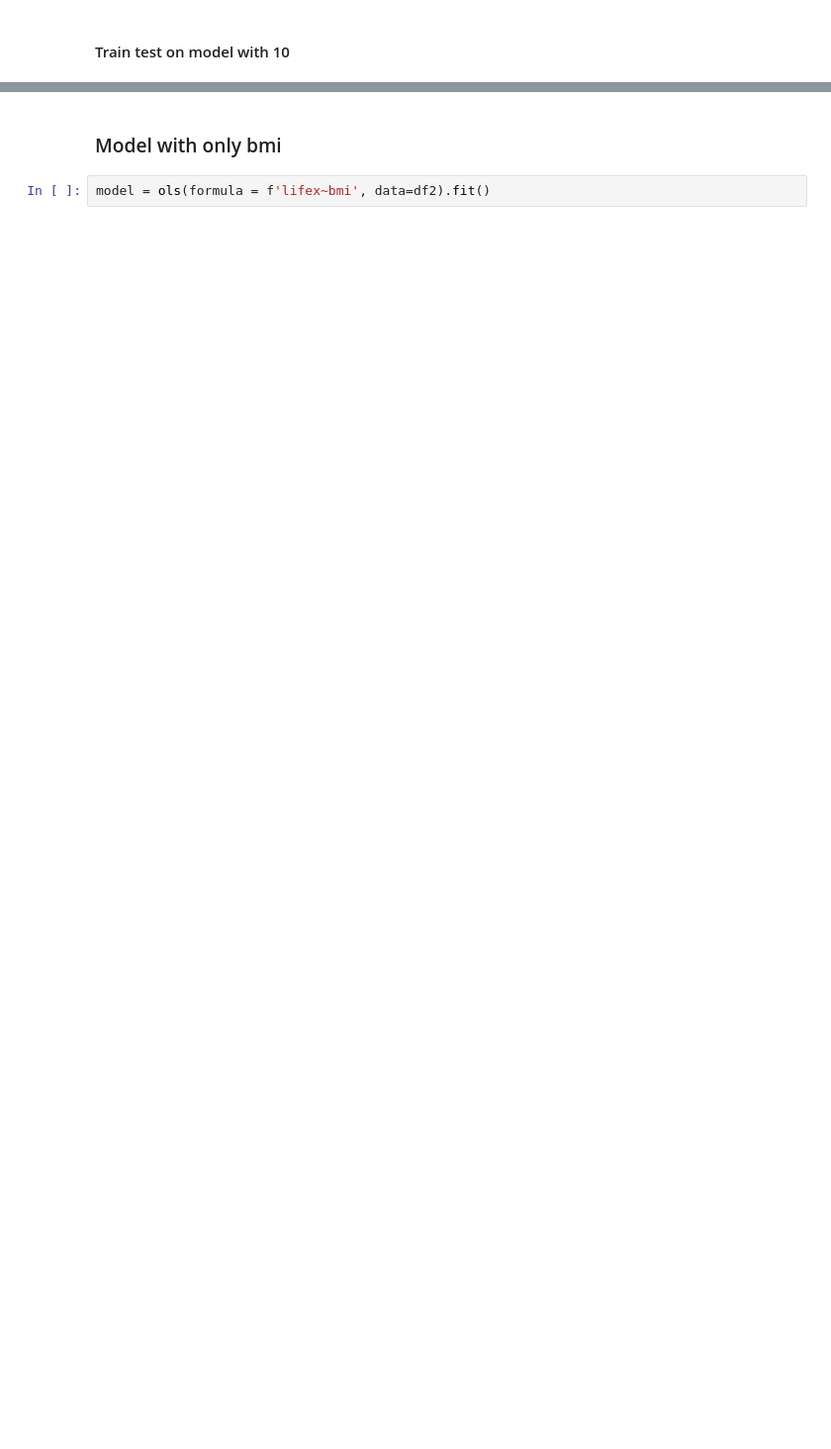
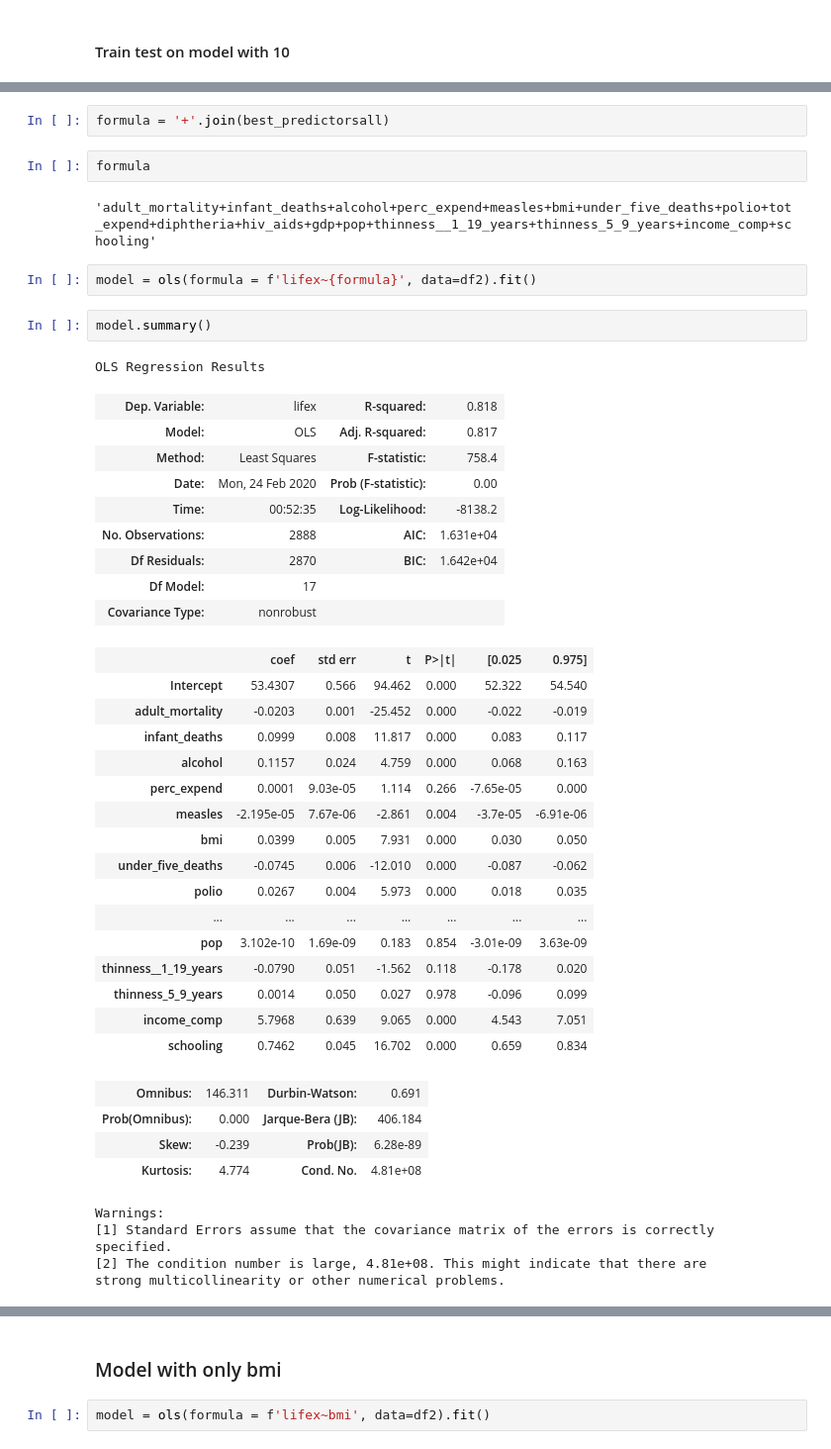
Before and after one commit to bphall/life_expectancy_modeling, a Jupyter notebook: sal_bray_model.ipynb, the cells around one changed output, grey strips where cells are left out. Shown at 99% size. Cells and saved outputs as stored; diff of their text form; blank space fills up the shorter version.

```diff
--- a/sal_bray_model.ipynb
+++ b/sal_bray_model.ipynb
@@ -437,0 +543,45 @@ strong multicollinearity or other numerical problems.
+# %%
+formula = '+'.join(best_predictorsall)
+# %%
+formula
+# %% [output]
+'adult_mortality+infant_deaths+alcohol+perc_expend+measles+bmi+under_five_deaths+polio+tot_expend+diphtheria+hiv_aids+gdp+pop+thinness__1_19_years+thinness_5_9_years+income_comp+schooling'
+# %%
+model = ols(formula = f'lifex~{formula}', data=df2).fit()
+# %%
+model.summary()
+# %% [output]
+OLS Regression Results
+| Dep. Variable: | lifex | R-squared: | 0.818 |
+| Model: | OLS | Adj. R-squared: | 0.817 |
+| Method: | Least Squares | F-statistic: | 758.4 |
+| Date: | Mon, 24 Feb 2020 | Prob (F-statistic): | 0.00 |
+| Time: | 00:52:35 | Log-Likelihood: | -8138.2 |
+| No. Observations: | 2888 | AIC: | 1.631e+04 |
+| Df Residuals: | 2870 | BIC: | 1.642e+04 |
+| Df Model: | 17 |  |  |
+| Covariance Type: | nonrobust |  |  |
+|  | coef | std err | t | P>|t| | [0.025 | 0.975] |
+| Intercept | 53.4307 | 0.566 | 94.462 | 0.000 | 52.322 | 54.540 |
+| adult_mortality | -0.0203 | 0.001 | -25.452 | 0.000 | -0.022 | -0.019 |
+| infant_deaths | 0.0999 | 0.008 | 11.817 | 0.000 | 0.083 | 0.117 |
+| alcohol | 0.1157 | 0.024 | 4.759 | 0.000 | 0.068 | 0.163 |
+| perc_expend | 0.0001 | 9.03e-05 | 1.114 | 0.266 | -7.65e-05 | 0.000 |
+| measles | -2.195e-05 | 7.67e-06 | -2.861 | 0.004 | -3.7e-05 | -6.91e-06 |
+| bmi | 0.0399 | 0.005 | 7.931 | 0.000 | 0.030 | 0.050 |
+| under_five_deaths | -0.0745 | 0.006 | -12.010 | 0.000 | -0.087 | -0.062 |
+| polio | 0.0267 | 0.004 | 5.973 | 0.000 | 0.018 | 0.035 |
+| ... | ... | ... | ... | ... | ... | ... |
+| pop | 3.102e-10 | 1.69e-09 | 0.183 | 0.854 | -3.01e-09 | 3.63e-09 |
+| thinness__1_19_years | -0.0790 | 0.051 | -1.562 | 0.118 | -0.178 | 0.020 |
+| thinness_5_9_years | 0.0014 | 0.050 | 0.027 | 0.978 | -0.096 | 0.099 |
+| income_comp | 5.7968 | 0.639 | 9.065 | 0.000 | 4.543 | 7.051 |
+| schooling | 0.7462 | 0.045 | 16.702 | 0.000 | 0.659 | 0.834 |
+| Omnibus: | 146.311 | Durbin-Watson: | 0.691 |
+| Prob(Omnibus): | 0.000 | Jarque-Bera (JB): | 406.184 |
+| Skew: | -0.239 | Prob(JB): | 6.28e-89 |
+| Kurtosis: | 4.774 | Cond. No. | 4.81e+08 |
+Warnings:
+[1] Standard Errors assume that the covariance matrix of the errors is correctly specified.
+[2] The condition number is large, 4.81e+08. This might indicate that there are
+strong multicollinearity or other numerical problems.
```
Also changed, not shown: parts of 114 cells of this notebook.
